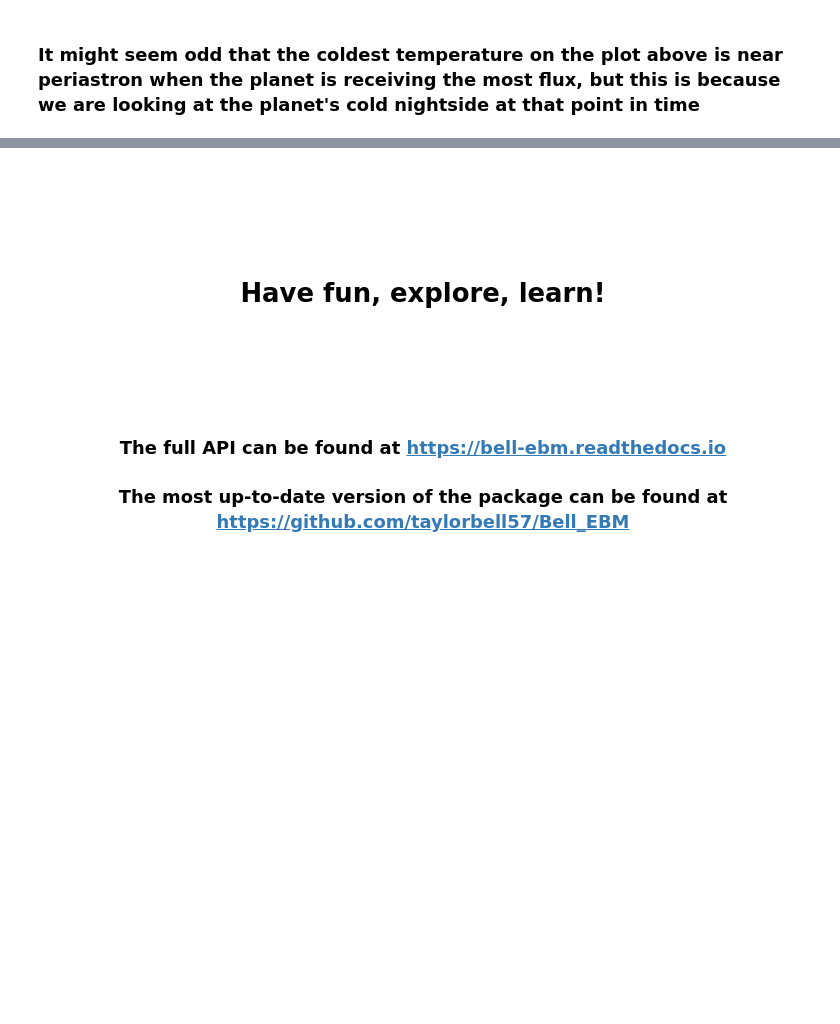
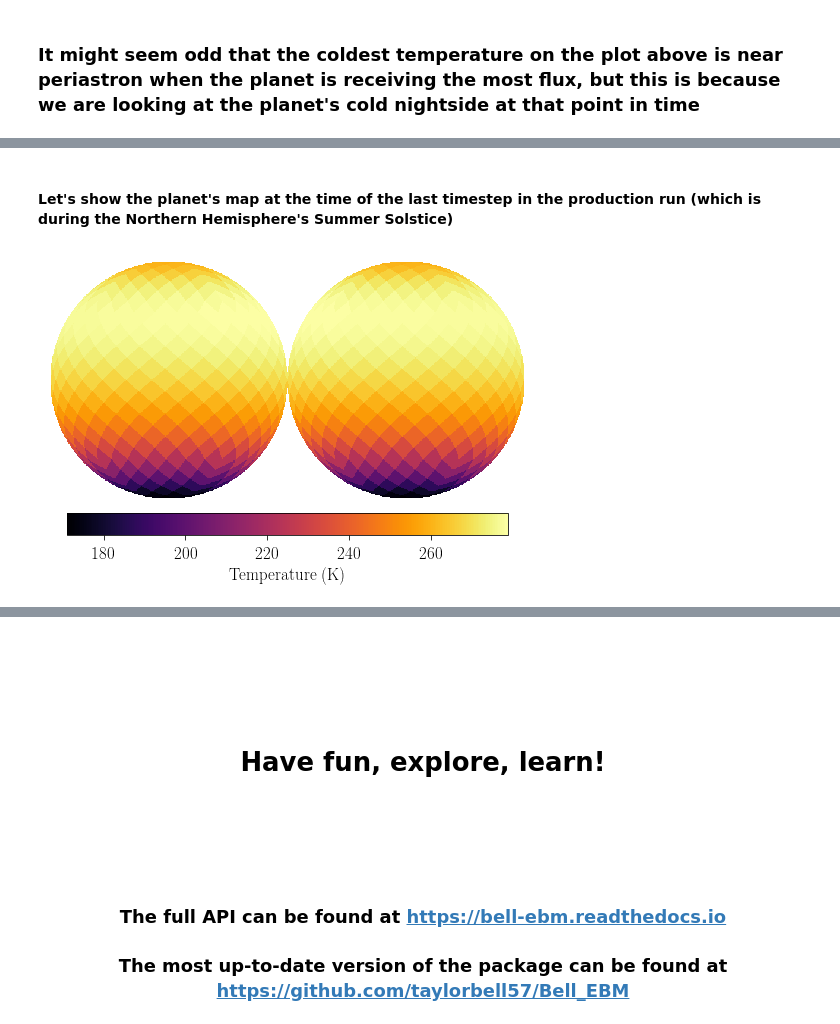
Before and after one commit to taylorbell57/Bell_EBM, a Jupyter notebook: Bell_EBM_Tutorial.ipynb, the cells around one changed output, grey strips where cells are left out. Saved outputs shown, nothing was run; the diff lists cells and outputs as text; code cells hidden in the pictures; blank space fills up the shorter version.

```diff
--- a/Bell_EBM_Tutorial.ipynb
+++ b/Bell_EBM_Tutorial.ipynb
@@ -160,0 +280,7 @@ plt.show()
+# %% [markdown]
+#### Let's show the planet's map at the time of the last timestep in the production run (which is during the Northern Hemisphere's Summer Solstice)
+# %%
+fig = system.planet.plot_map()
+plt.show()
+# %% [output]
+[figure, added]
```
Also changed, not shown: parts of 24 cells of this notebook, 4 other files.
